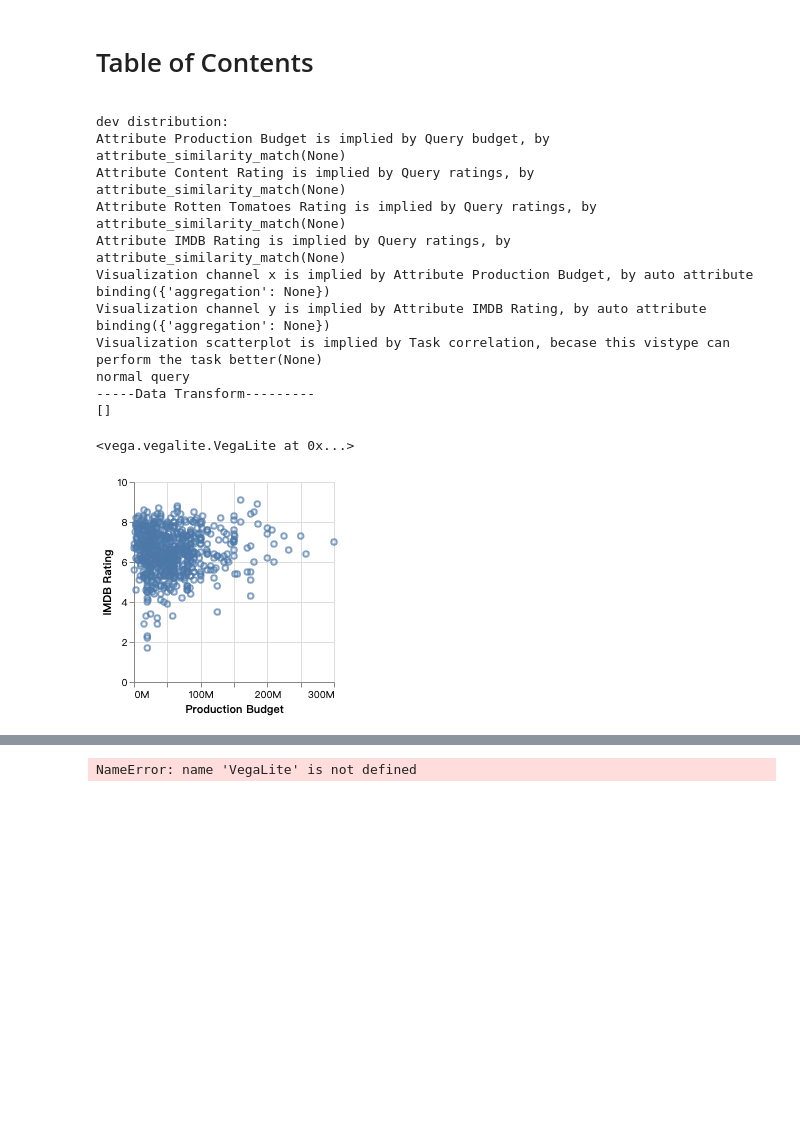
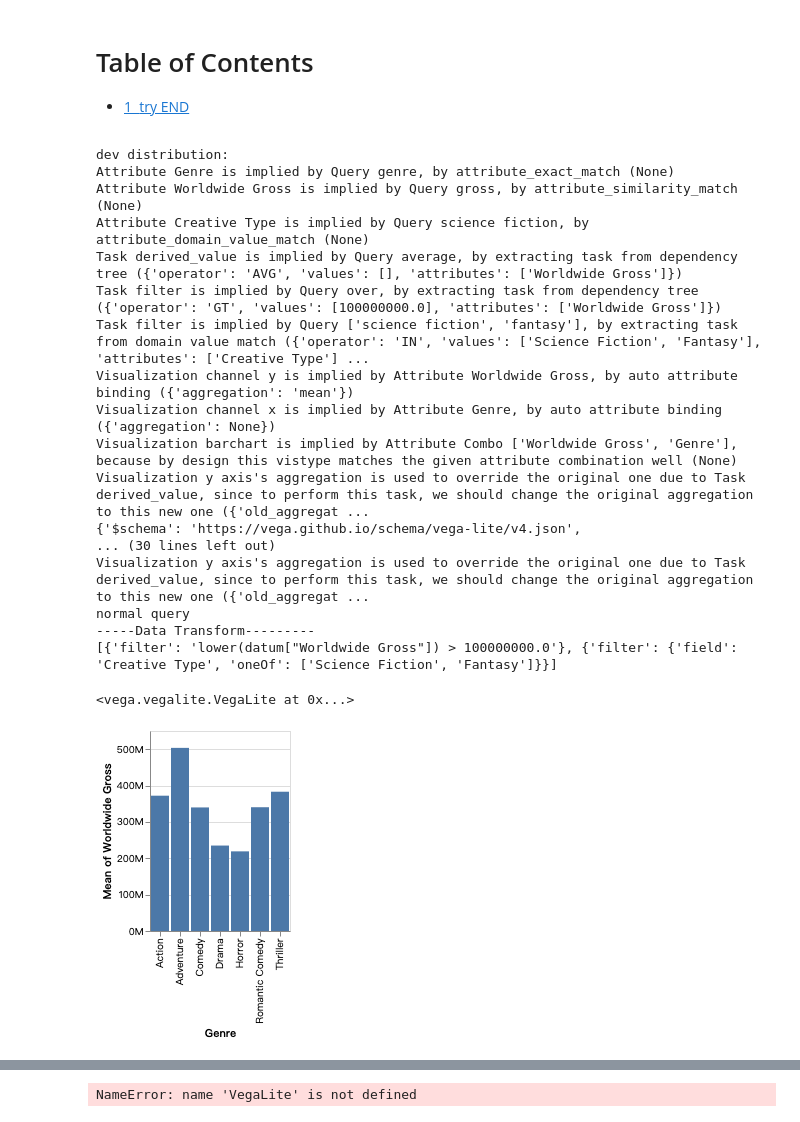
Before and after one commit to bopan3/nl4dv_enhance, a Jupyter notebook: examples/applications/notebook/未命名.ipynb, the cells around one changed output, grey strips where cells are left out. Drawn from its saved outputs; the diff is of its cells as text; code cells hidden in the pictures; blank space fills up the shorter version.

Commit message:
better user info and vl2tb v0.01

```diff
--- a/examples/applications/notebook/未命名.ipynb
+++ b/examples/applications/notebook/未命名.ipynb
@@ -1,32 +1,60 @@
 # %% [markdown]
 <h1>Table of Contents<span class="tocSkip"></span></h1>
-<div class="toc"><ul class="toc-item"></ul></div>
+<div class="toc"><ul class="toc-item"><li><span><a href="#try-END" data-toc-modified-id="try-END-1"><span class="toc-item-num">1&nbsp;&nbsp;</span>try END</a></span></li></ul></div>
 # %%
 import sys
+import pprint
 import os
 sys.path.append("../../../")
 from nl4dv import NL4DV
 import csv
 from vega import VegaLite
 import json
 nl4dv_instance = NL4DV(debug=False,verbose=False,alias_url=os.path.join("..","..","assets","aliases","movies-w-year.json"),data_url=os.path.join("..","..","assets","data","movies-w-year.csv"))
 dependency_parser_config = {'name': 'corenlp','model': os.path.join("..","..","assets","jars","stanford-english-corenlp-2018-10-05-models.jar"),'parser': os.path.join("..","..","assets","jars","stanford-parser.jar")}
 nl4dv_instance.set_dependency_parser(config=dependency_parser_config)
-# nl4dv_instance.analyze_query(query='show me the relationship between the budget and the ratings', dialog=False)['visList'][0]['vlSpec']
-nl4dv_instance.render_vis(query='budget and the ratings')
+def q(query):
+    out = nl4dv_instance.analyze_query(query=query, dialog=False)['visList'][0]['vlSpec']
+    pprint.pprint(out)
+    return out
+def r(query):
+    return nl4dv_instance.render_vis(query=query)
+# r('show me the correlation between average budget and genre')
+# r('show me the correlation between budget and genre')
+# r('show me the correlation between maximum budget and genre ')
+# spec=q('show me the correlation between budget and genre, barchart')
+# spec=q('show me the correlation between average budget and average gross')
+query = 'show me the correlation between average gross and genre for science fiction and fantasy movies that gross over 100M'
+spec=q(query)
+r(query)
+# nl4dv_instance.analyze_query(query='show me the relationship between the budget and the ratings by genre', dialog=False)['visList'][0]['vlSpec']
+# nl4dv_instance.analyze_query(query='show me the relationship between budget and genre', dialog=False)['visList'][0]['vlSpec']
+# nl4dv_instance.render_vis(query='show me the relationship between budget and genre, for every year')!!!
+# nl4dv_instance.render_vis(query='show budget and genre for rating over 3')
+# nl4dv_instance.render_vis(query='show me the relationship between budget and genre')
+# nl4dv_instance.render_vis(query='show me the relationship between budget and genre, use barchart')
+# nl4dv_instance.render_vis(query='show me the relationship between the budget and the ratings by genre')
+
+# nl4dv_instance.render_vis(query='correlation of budget and the ratings for year gross')
 
 # nl4dv_instance.render_vis(query='Show me the average gene of Fantasy movie as a bar plot')
 # %% [output]
 dev distribution:
-Attribute Production Budget is implied by Query budget, by attribute_similarity_match(None)
-Attribute Content Rating is implied by Query ratings, by attribute_similarity_match(None)
-Attribute Rotten Tomatoes Rating is implied by Query ratings, by attribute_similarity_match(None)
-Attribute IMDB Rating is implied by Query ratings, by attribute_similarity_match(None)
-Visualization channel x is implied by Attribute Production Budget, by auto attribute binding({'aggregation': None})
-Visualization channel y is implied by Attribute IMDB Rating, by auto attribute binding({'aggregation': None})
-Visualization scatterplot is implied by Task correlation, becase this vistype can perform the task better(None)
+Attribute Genre is implied by Query genre, by attribute_exact_match (None)
+Attribute Worldwide Gross is implied by Query gross, by attribute_similarity_match (None)
+Attribute Creative Type is implied by Query science fiction, by attribute_domain_value_match (None)
+Task derived_value is implied by Query average, by extracting task from dependency tree ({'operator': 'AVG', 'values': [], 'attributes': ['Worldwide Gross']})
+Task filter is implied by Query over, by extracting task from dependency tree ({'operator': 'GT', 'values': [100000000.0], 'attributes': ['Worldwide Gross']})
+Task filter is implied by Query ['science fiction', 'fantasy'], by extracting task from domain value match ({'operator': 'IN', 'values': ['Science Fiction', 'Fantasy'], 'attributes': ['Creative Type'] ...
+Visualization channel y is implied by Attribute Worldwide Gross, by auto attribute binding ({'aggregation': 'mean'})
+Visualization channel x is implied by Attribute Genre, by auto attribute binding ({'aggregation': None})
+Visualization barchart is implied by Attribute Combo ['Worldwide Gross', 'Genre'], because by design this vistype matches the given attribute combination well (None)
+Visualization y axis's aggregation is used to override the original one due to Task derived_value, since to perform this task, we should change the original aggregation to this new one ({'old_aggregat ...
+{'$schema': 'https://vega.github.io/schema/vega-lite/v4.json',
+... (30 lines left out)
+Visualization y axis's aggregation is used to override the original one due to Task derived_value, since to perform this task, we should change the original aggregation to this new one ({'old_aggregat ...
 normal query
 -----Data Transform---------
-[]
+[{'filter': 'lower(datum["Worldwide Gross"]) > 100000000.0'}, {'filter': {'field': 'Creative Type', 'oneOf': ['Science Fiction', 'Fantasy']}}]
 <vega.vegalite.VegaLite at 0x...>
-[figure, old version]
+[figure, new version]
```
Also changed, not shown: parts of 17 cells of this notebook, 13 other files.
